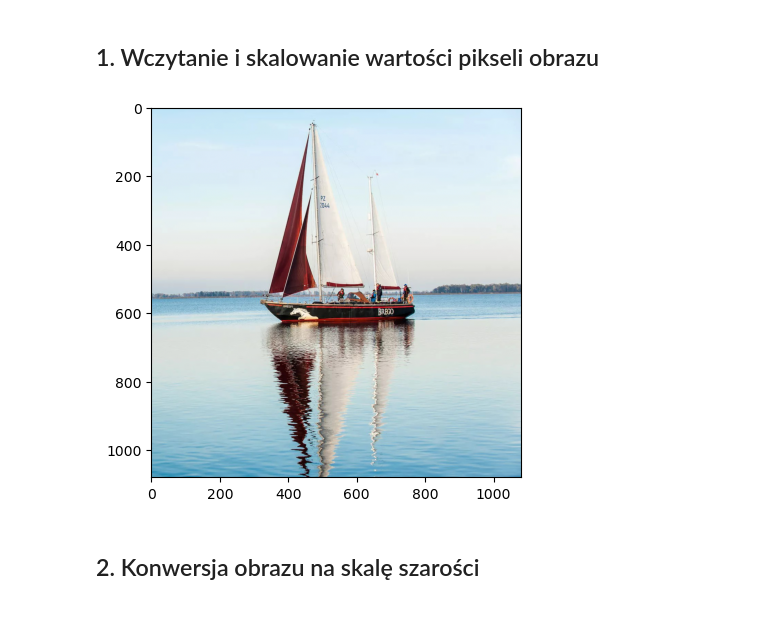
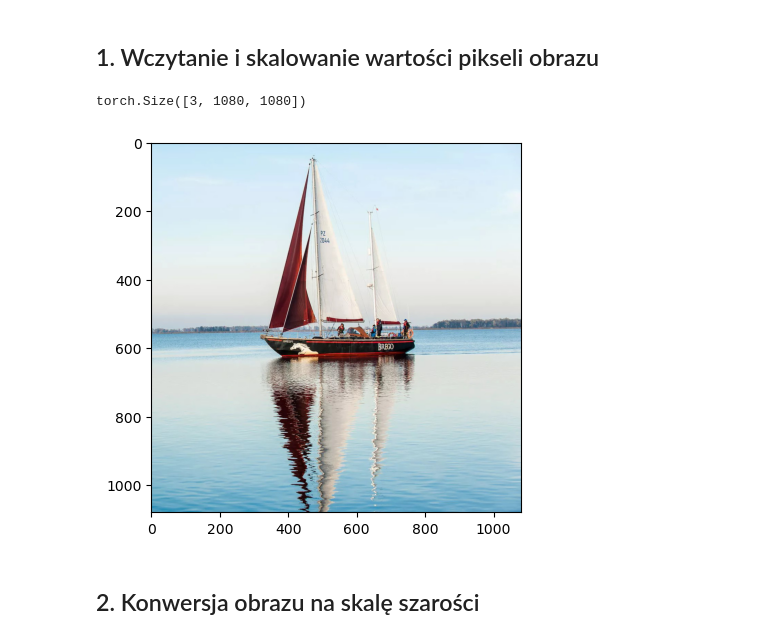
Before and after one commit to tranquilo-01/MRO, a Jupyter notebook: lab01/kod/lab01.ipynb, the cells around one changed output. Saved outputs shown, nothing was run; the diff lists cells and outputs as text; code cells hidden in the pictures.

```diff
--- a/lab01/kod/lab01.ipynb
+++ b/lab01/kod/lab01.ipynb
@@ -1,17 +1,24 @@
 # %% [markdown]
 ## 1. Wczytanie i skalowanie wartości pikseli obrazu
-# %%
-import cv2
-import numpy as np
-import matplotlib.pyplot as plt
-
-brego_image = cv2.imread('brego-full-crop.jpg')
-
-brego_image_rgb = cv2.cvtColor(brego_image, cv2.COLOR_BGR2RGB) / 255.0
-
-plt.imshow(brego_image_rgb)
-plt.show()
-# %% [output]
-[figure, removed]
+# %%
+import torch
+import torch.nn.functional as F
+from torchvision import transforms
+import matplotlib.pyplot as plt
+from PIL import Image
+
+img = Image.open('brego-full-crop.jpg')
+
+# konwersja obrazu na tensor i normalizacja wartości do [0,1]
+transform = transforms.Compose([
+    transforms.ToTensor()
+])
+brego_image_rgb = transform(img)
+
+plt.imshow(brego_image_rgb.permute(1, 2, 0).numpy())
+plt.show()
+# %% [output]
+torch.Size([3, 1080, 1080])
+[figure, added]
 # %% [markdown]
 ## 2. Konwersja obrazu na skalę szarości
```
Also changed, not shown: parts of 2 cells of this notebook.
